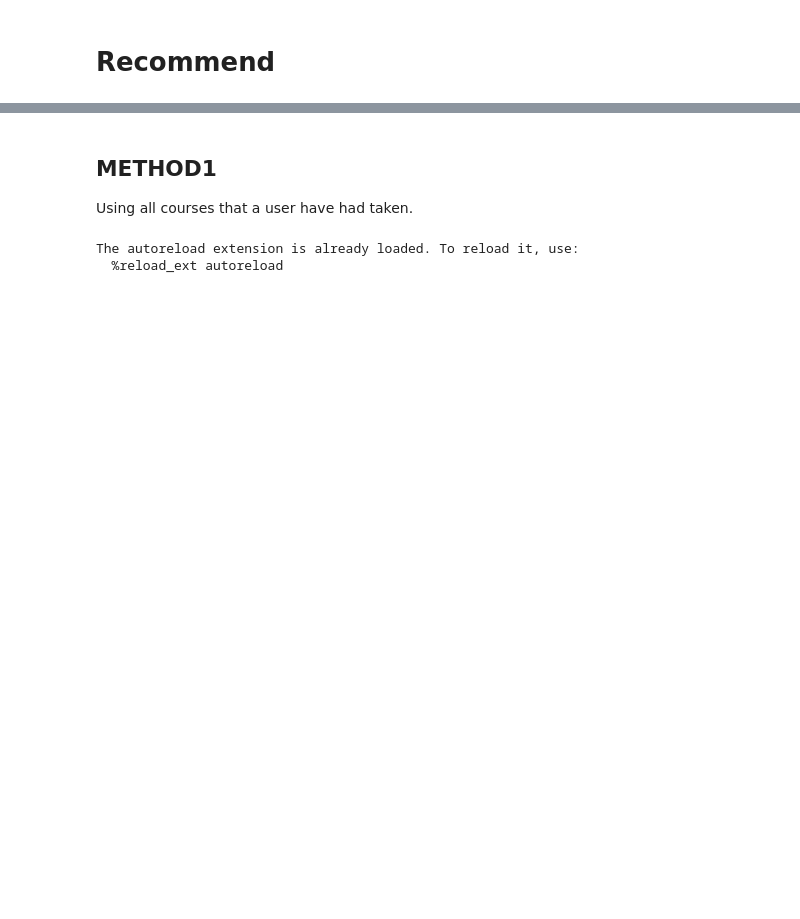
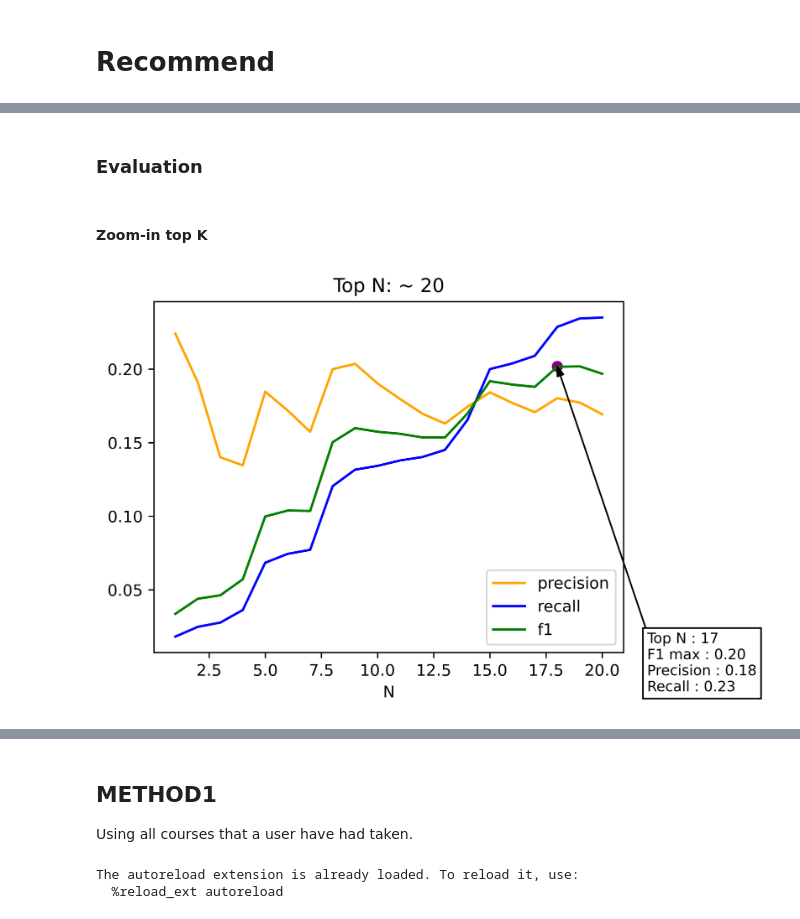
Before and after one commit to yls108u/Library_recommendation_system, a Jupyter notebook: recommendation.ipynb, the cells around one changed output, grey strips where cells are left out. Saved outputs shown, nothing was run; the diff lists cells and outputs as text; code cells hidden in the pictures; blank space fills up the shorter version.

```diff
--- a/recommendation.ipynb
+++ b/recommendation.ipynb
@@ -21,0 +45,2 @@ The autoreload extension is already loaded. To reload it, use:
+# %%
+popular_savepath = os.path.join("result", "popular")
@@ -21,0 +67,2 @@ The autoreload extension is already loaded. To reload it, use:
+# %% [markdown]
+### Evaluation
@@ -21,0 +77,2 @@ The autoreload extension is already loaded. To reload it, use:
+# %% [markdown]
+#### Zoom-in top K
@@ -21,0 +83,15 @@ The autoreload extension is already loaded. To reload it, use:
+# %%
+topk = 20
+metrics = loadjson(
+    os.path.join(popular_savepath,"metrics", "metrics.json")
+)
+# %%
+plot_PRF1_different_n(
+    prec=metrics['precision'][:topk],
+    recall=metrics['recall'][:topk],
+    f1=metrics['f1'][:topk],
+    savepath=os.path.join(popular_savepath, "metrics", "metrics_zoomin.jpg"),
+    showinline=True
+)
+# %% [output]
+[figure, added]
```
Also changed, not shown: parts of 33 cells of this notebook.
